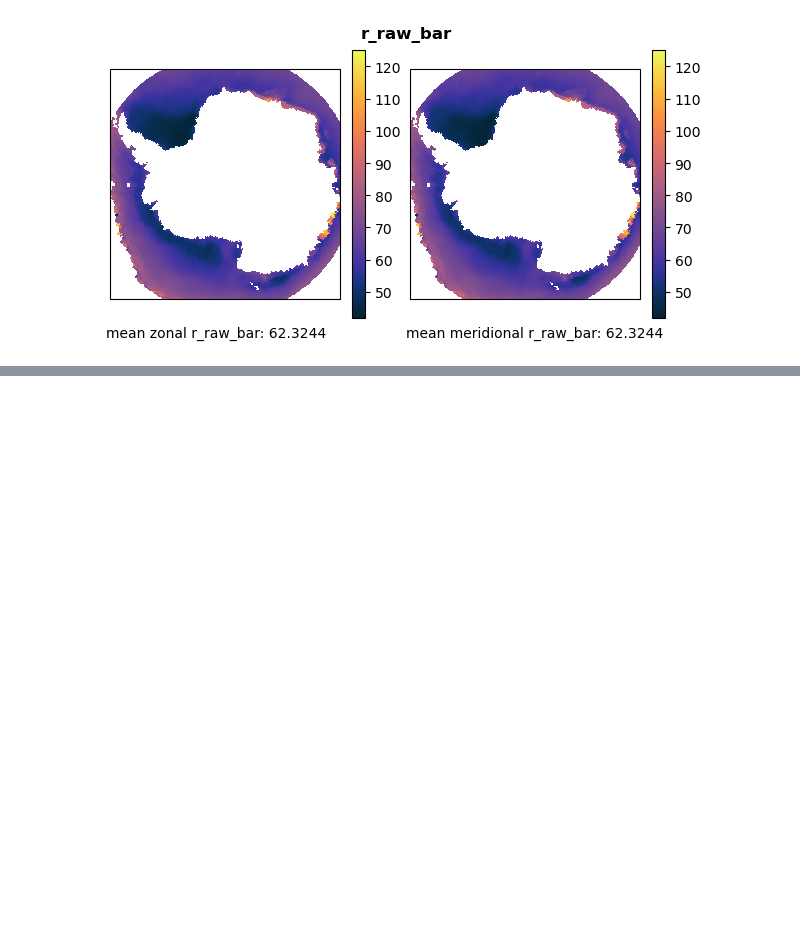
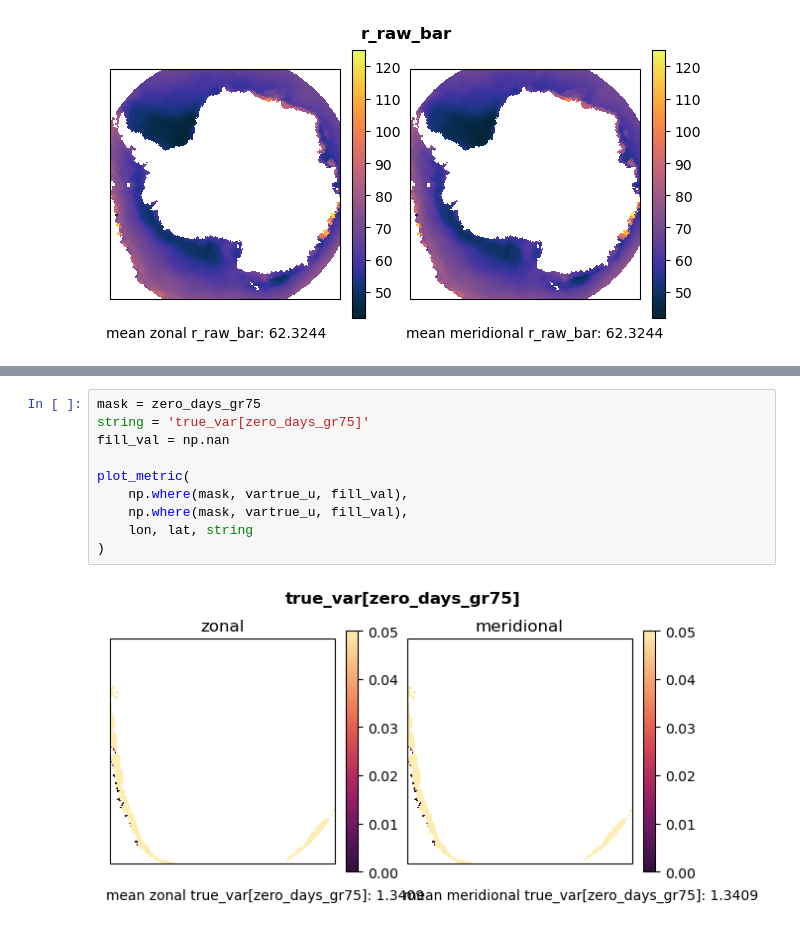
Before and after one commit to jackbassham/thesis-rough, a Jupyter notebook: notebooks/test_mask_bad_points.ipynb, the cells around one changed output, grey strips where cells are left out. Drawn from its saved outputs; the diff is of its cells as text; blank space fills up the shorter version.

```diff
--- a/notebooks/test_mask_bad_points.ipynb
+++ b/notebooks/test_mask_bad_points.ipynb
@@ -273,0 +308,12 @@ plot_metric2(zero_days, zero_days, lon, lat, 'zero_days')
+# %%
+mask = zero_days_gr75
+string = 'true_var[zero_days_gr75]'
+fill_val = np.nan
+
+plot_metric(
+    np.where(mask, vartrue_u, fill_val),
+    np.where(mask, vartrue_u, fill_val),
+    lon, lat, string
+)
+# %% [output]
+[figure, added]
```
Also changed, not shown: parts of 15 cells of this notebook.
